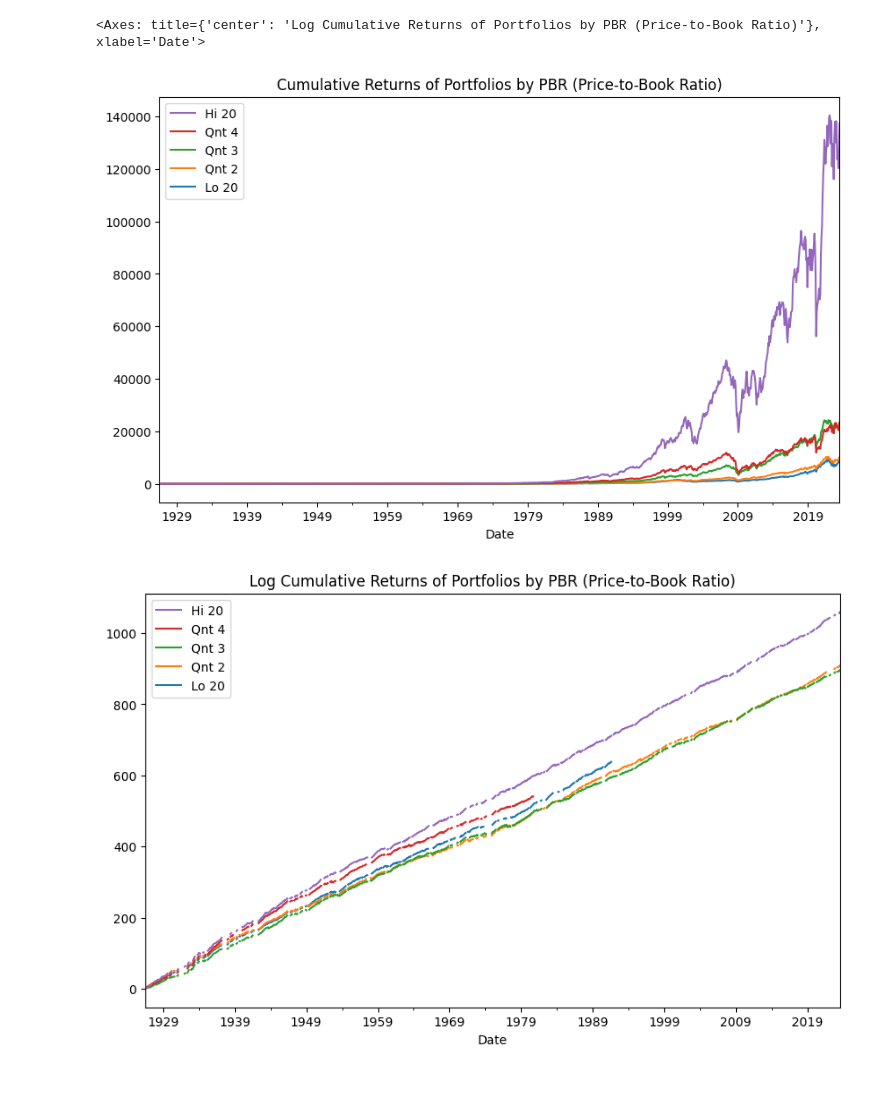
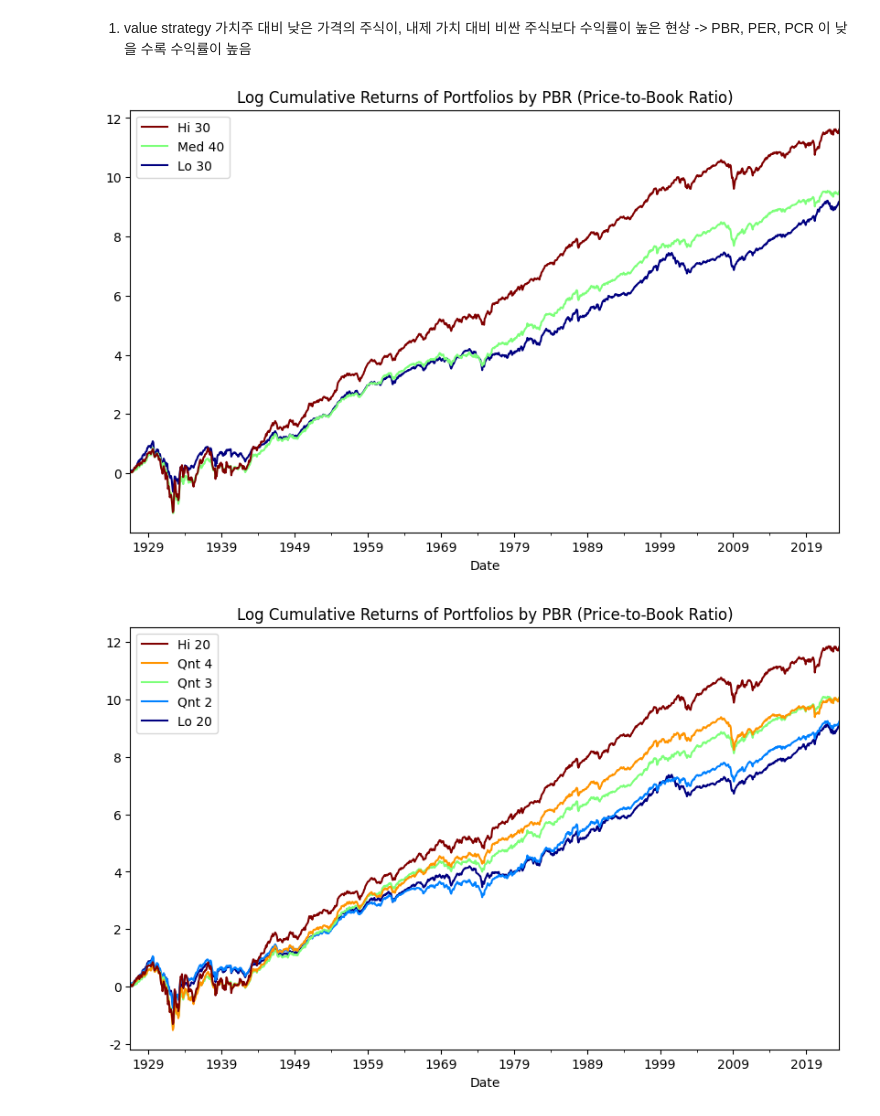
Before and after one commit to yoounyoungheon/Quant_yh, a Jupyter notebook: quant.ipynb, the cells around one changed output. Saved outputs shown, nothing was run; the diff lists cells and outputs as text; code cells hidden in the pictures; blank space fills up the shorter version.

Commit message:
global data & quant mode

```diff
--- a/quant.ipynb
+++ b/quant.ipynb
@@ -276,28 +612,24 @@ reg = sm.OLS(ret[['039490.KS']], ret[['^KS11', 'intercept']]).fit()
+# %% [markdown]
+1. value strategy
+가치주 대비 낮은 가격의 주식이, 내제 가치 대비 비싼 주식보다 수익률이 높은 현상
+-> PBR, PER, PCR 이 낮을 수록 수익률이 높음
 # %%
+# 1. value strategy
+
 import pandas as pd
 import numpy as np
 import matplotlib.pyplot as plt
+from matplotlib import cm
 import pandas_datareader as web
 from pandas_datareader.famafrench import get_available_datasets
+import matplotlib.pyplot as plt
 
-#value strategy
 datasets = get_available_datasets()
-df_pbr = web.DataReader('Portfolios_Formed_on_BE-ME', 'famafrench'
+# 프렌치 라이브러리에서 PBR지표를 기준으로 구성된 포트폴리오의 수익률 비교
+# BE(book value): 장부가치, ME(market value): 시장가치 ~ PBR의 역수
+# -> 장부가치와 시장가치가 높을 수록 PBR이 낮아짐
+df_pbr = web.DataReader('Portfolios_Formed_on_BE-ME'
+                        , 'famafrench'
                         , start = '1900-01-01')
 
-plt.rc('axes', unicode_minus = False)
-
-#PBR별 포트폴리오의 누적 수익률 계산
-#단순 수익률
-df_pbr_vw = df_pbr[0].loc[:, ['Lo 20', 'Qnt 2', 'Qnt 3', 'Qnt 4', 'Hi 20']]
-#누적 수익률
-df_pbr_cum = (1+df_pbr_vw / 100).cumprod()
-df_pbr_cum.plot(figsize=(10, 6), legend='reverse', title='Cumulative Returns of Portfolios by PBR (Price-to-Book Ratio)')
-
-# 로그 수익률로 변환 & 누적합
-df_pbr_cum = np.log(1 + df_pbr_vw).cumsum()
-df_pbr_cum.plot(figsize=(10,6), legend = 'reverse', title = 'Log Cumulative Returns of Portfolios by PBR (Price-to-Book Ratio)')
+#df_pbr[0].head()
-# %% [output]
-<Axes: title={'center': 'Log Cumulative Returns of Portfolios by PBR (Price-to-Book Ratio)'}, xlabel='Date'>
-[figure, removed]
-[figure, removed]
@@ -303,0 +656,21 @@ df_pbr_cum.plot(figsize=(10,6), legend = 'reverse', title = 'Log Cumulative Retu
+# %%
+# 누적 수익률 시각화
+plt.rc('axes', unicode_minus = False)
+#PBR(기업의 가치여부 판단 지표)별 포트폴리오의 누적 수익률 계산
+
+# 단순 수익률
+df_pbr_vw_3 = df_pbr[0].loc[:, ['Lo 30', 'Med 40', 'Hi 30']]
+df_pbr_vw_5 = df_pbr[0].loc[:, ['Lo 20', 'Qnt 2', 'Qnt 3', 'Qnt 4', 'Hi 20']]
+df_pbr_vw_10 = df_pbr[0].loc[:, ['Lo 10', 'Dec 2', 'Dec 3', 'Dec 4', 'Dec 5', 'Dec 6', 'Dec 7', 'Dec 8', 'Dec 9', 'Hi 10']]
+# 누적 수익률
+#df_pbr_cum = (1+df_pbr_vw / 100).cumprod()
+#df_pbr_cum.plot(figsize=(10, 6), legend='reverse', title='Cumulative Returns of Portfolios by PBR (Price-to-Book Ratio)')
+
+# 로그 수익률로 변환 & 누적합
+for i in [df_pbr_vw_3, df_pbr_vw_5, df_pbr_vw_10]:
+    df_pbr_cum = np.log(1 +  i / 100).cumsum()
+    df_pbr_cum.plot(figsize=(10,6), colormap=cm.jet, legend = 'reverse', title = 'Log Cumulative Returns of Portfolios by PBR (Price-to-Book Ratio)')
+    plt.show()
+# %% [output]
+[figure, added]
+[figure, added]
```
Also changed, not shown: parts of 62 cells of this notebook, 4 other files.
